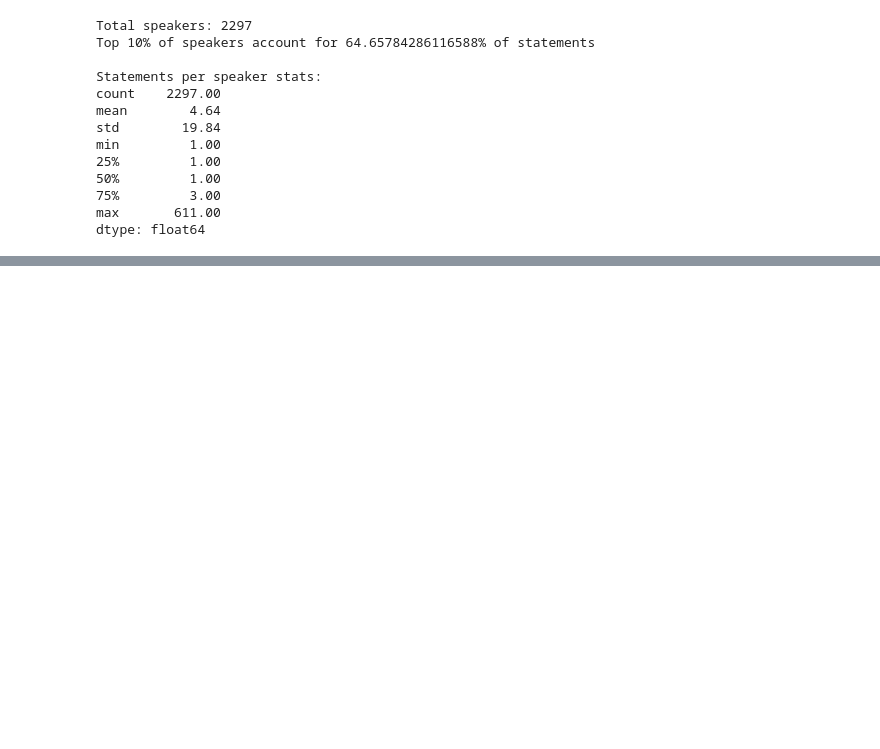
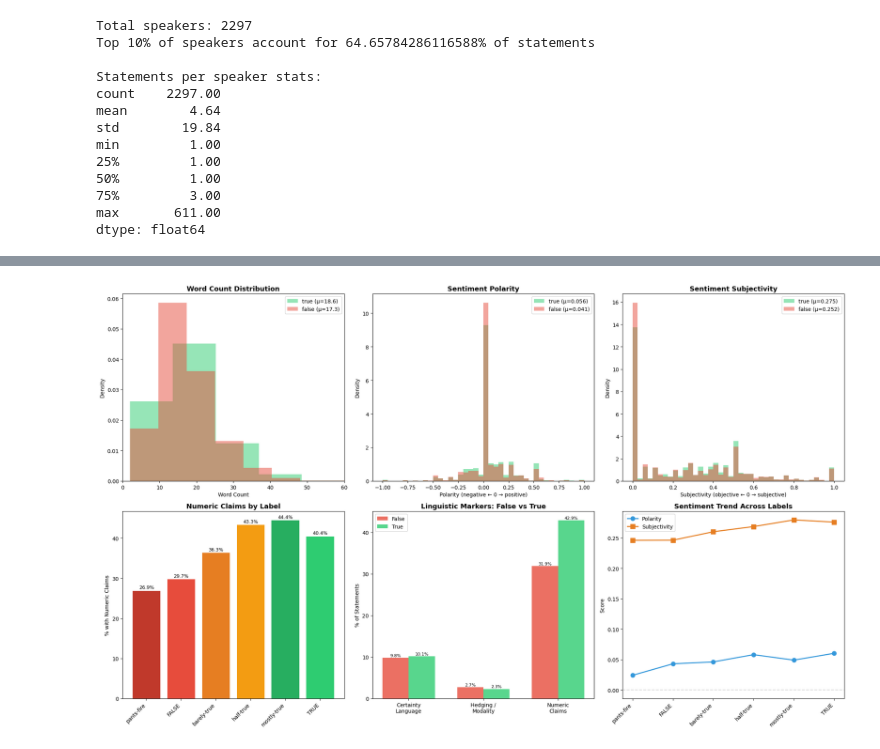
Before and after one commit to jainnami/FakeNews, a Jupyter notebook: EDA.ipynb, the cells around one changed output, grey strips where cells are left out. Drawn from its saved outputs; the diff is of its cells as text; code cells hidden in the pictures; blank space fills up the shorter version.

```diff
--- a/EDA.ipynb
+++ b/EDA.ipynb
@@ -518,0 +794,86 @@ top_offender_summary
+# %%
+# Visuals: Linguistic / Text Characteristics
+fig, axes = plt.subplots(2, 3, figsize=(20, 12))
+
+# 1. Word count distribution by binary label
+ax1 = axes[0, 0]
+for label, color in [('true', '#2ecc71'), ('false', '#e74c3c')]:
+    subset = df[df['binary_label'] == label]['word_count']
+    ax1.hist(subset, bins=40, alpha=0.5, color=color, label=f'{label} (μ={subset.mean():.1f})', density=True)
+ax1.set_xlabel('Word Count')
+ax1.set_ylabel('Density')
+ax1.set_title('Word Count Distribution', fontsize=13, fontweight='bold')
+ax1.legend()
+ax1.set_xlim(0, 60)
+
+# 2. Polarity distribution
+ax2 = axes[0, 1]
+for label, color in [('true', '#2ecc71'), ('false', '#e74c3c')]:
+    subset = df[df['binary_label'] == label]['polarity']
+    ax2.hist(subset, bins=40, alpha=0.5, color=color, label=f'{label} (μ={subset.mean():.3f})', density=True)
+ax2.set_xlabel('Polarity (negative ← 0 → positive)')
+ax2.set_ylabel('Density')
+ax2.set_title('Sentiment Polarity', fontsize=13, fontweight='bold')
+ax2.legend()
+
+# 3. Subjectivity distribution
+ax3 = axes[0, 2]
+for label, color in [('true', '#2ecc71'), ('false', '#e74c3c')]:
+    subset = df[df['binary_label'] == label]['subjectivity']
+    ax3.hist(subset, bins=40, alpha=0.5, color=color, label=f'{label} (μ={subset.mean():.3f})', density=True)
+ax3.set_xlabel('Subjectivity (objective ← 0 → subjective)')
+ax3.set_ylabel('Density')
+ax3.set_title('Sentiment Subjectivity', fontsize=13, fontweight='bold')
+ax3.legend()
+
+# 4. Numeric claims rate (% of statements containing numbers)
+ax4 = axes[1, 0]
+numeric_rate = df.groupby('label')['has_numeric'].mean().reindex(
+    ['pants-fire', 'FALSE', 'barely-true', 'half-true', 'mostly-true', 'TRUE']) * 100
+colors_6 = ['#c0392b', '#e74c3c', '#e67e22', '#f39c12', '#27ae60', '#2ecc71']
+ax4.bar(range(len(numeric_rate)), numeric_rate.values, color=colors_6)
+ax4.set_xticks(range(len(numeric_rate)))
+ax4.set_xticklabels(numeric_rate.index, rotation=45, ha='right')
+ax4.set_ylabel('% with Numeric Claims')
+ax4.set_title('Numeric Claims by Label', fontsize=13, fontweight='bold')
+for i, v in enumerate(numeric_rate.values):
+    ax4.text(i, v + 0.5, f'{v:.1f}%', ha='center', fontsize=9)
+
+# 5. Linguistic markers grouped bar chart
+ax5 = axes[1, 1]
+markers = ['has_certainty', 'has_modality', 'has_numeric']
+marker_labels = ['Certainty\nLanguage', 'Hedging /\nModality', 'Numeric\nClaims']
+false_rates = [df[df['binary_label'] == 'false'][m].mean() * 100 for m in markers]
+true_rates = [df[df['binary_label'] == 'true'][m].mean() * 100 for m in markers]
+x = np.arange(len(markers))
+w = 0.35
+ax5.bar(x - w/2, false_rates, w, label='False', color='#e74c3c', alpha=0.8)
+ax5.bar(x + w/2, true_rates, w, label='True', color='#2ecc71', alpha=0.8)
+ax5.set_xticks(x)
+ax5.set_xticklabels(marker_labels)
+ax5.set_ylabel('% of Statements')
+ax5.set_title('Linguistic Markers: False vs True', fontsize=13, fontweight='bold')
+ax5.legend()
+for i, (fv, tv) in enumerate(zip(false_rates, true_rates)):
+    ax5.text(i - w/2, fv + 0.3, f'{fv:.1f}%', ha='center', fontsize=8)
+    ax5.text(i + w/2, tv + 0.3, f'{tv:.1f}%', ha='center', fontsize=8)
+
+# 6. Sentiment across 6 labels (mean polarity + subjectivity)
+ax6 = axes[1, 2]
+label_order = ['pants-fire', 'FALSE', 'barely-true', 'half-true', 'mostly-true', 'TRUE']
+pol_by_label = df.groupby('label')['polarity'].mean().reindex(label_order)
+sub_by_label = df.groupby('label')['subjectivity'].mean().reindex(label_order)
+x6 = np.arange(len(label_order))
+ax6.plot(x6, pol_by_label.values, 'o-', color='#3498db', label='Polarity', linewidth=2, markersize=8)
+ax6.plot(x6, sub_by_label.values, 's-', color='#e67e22', label='Subjectivity', linewidth=2, markersize=8)
+ax6.set_xticks(x6)
+ax6.set_xticklabels(label_order, rotation=45, ha='right')
+ax6.set_ylabel('Score')
+ax6.set_title('Sentiment Trend Across Labels', fontsize=13, fontweight='bold')
+ax6.legend()
+ax6.axhline(y=0, color='gray', linestyle='--', alpha=0.3)
+
+plt.tight_layout()
+plt.show()
+# %% [output]
+[figure, added]
```
Also changed, not shown: parts of 25 cells of this notebook.
